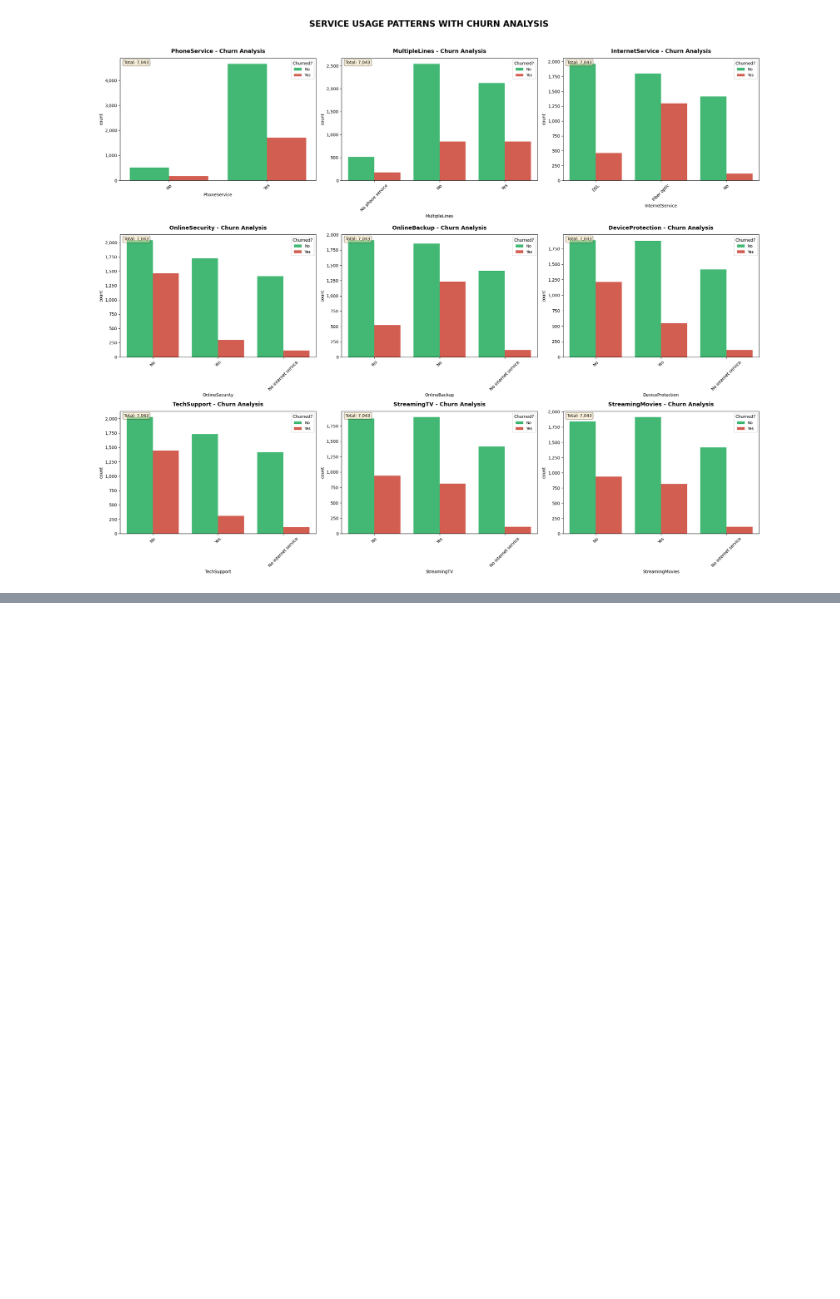
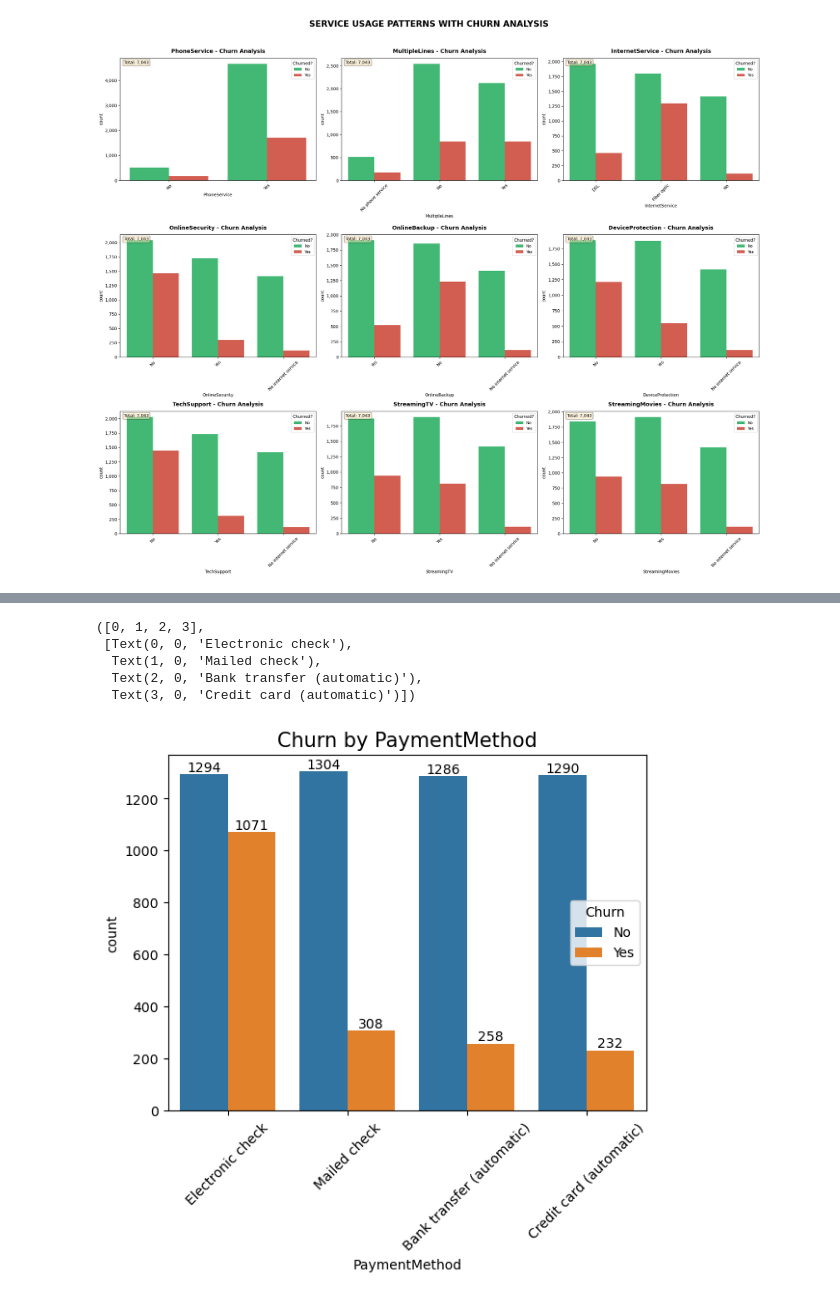
Before and after one commit to arFaisal043/Python_EDA_Project, a Jupyter notebook: Python_EDA_Project.ipynb, the cells around one changed output, grey strips where cells are left out. Cells and saved outputs as stored; diff of their text form; code cells hidden in the pictures; blank space fills up the shorter version.

```diff
--- a/Python_EDA_Project.ipynb
+++ b/Python_EDA_Project.ipynb
@@ -502,0 +522,14 @@ array(['DSL', 'Fiber optic', 'No'], dtype=object)
+# %%
+cnt = sns.countplot(x=df['PaymentMethod'], hue=df['Churn'])
+cnt.bar_label(cnt.containers[0])
+cnt.bar_label(cnt.containers[1])
+
+plt.title('Churn by PaymentMethod', fontsize=15)
+plt.xticks(rotation=45)
+# %% [output]
+([0, 1, 2, 3],
+ [Text(0, 0, 'Electronic check'),
+  Text(1, 0, 'Mailed check'),
+  Text(2, 0, 'Bank transfer (automatic)'),
+  Text(3, 0, 'Credit card (automatic)')])
+[figure, added]
```
Also changed, not shown: parts of 5 cells of this notebook.
